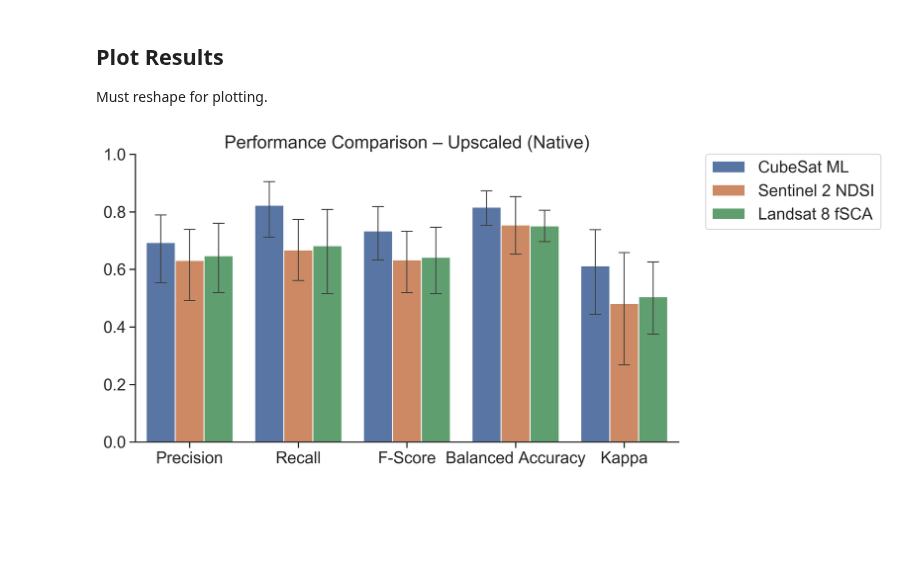
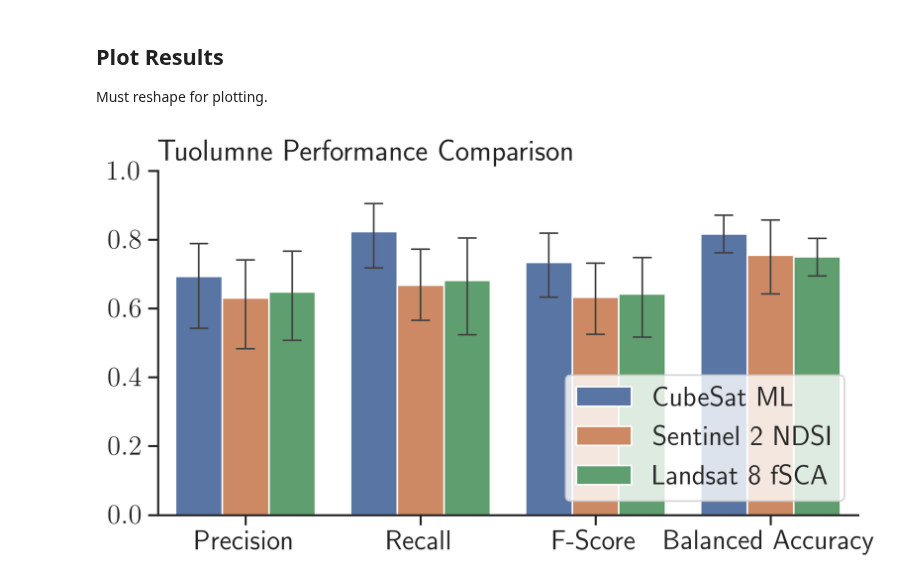
Before and after one commit to acannistra/planet-snowcover, a Jupyter notebook: experiments/ASO_Tuolumne/figures/comparison/appendix-coarsen.ipynb, the cells around one changed output. Drawn from its saved outputs; the diff is of its cells as text; code cells hidden in the pictures; blank space fills up the shorter version.

Commit message:
performance [tuol] figures

```diff
--- a/experiments/ASO_Tuolumne/figures/comparison/appendix-coarsen.ipynb
+++ b/experiments/ASO_Tuolumne/figures/comparison/appendix-coarsen.ipynb
@@ -277,27 +280,30 @@ all_reshaped = pd.concat([preds, s2, ls8]).drop(['image_id'], axis=1)
 melted = pd.melt(all_reshaped.reset_index(), id_vars=['index', 'SCA'])
 melted.value = pd.to_numeric(melted.value)
 # %%
-
+plt.rc('text', usetex=True)
 sns.set(style='ticks', font_scale=1.5)
 
-fig, ax = plt.subplots(figsize=(11.5,5), dpi=300)
+fig, ax = plt.subplots(figsize=(7,4), dpi=300)
 
-bp = sns.barplot(x='variable', hue='SCA', y = 'value', data=melted, ax= ax, order=['Precision', "Recall", "F-Score", "Balanced Accuracy", "Kappa"], capsize=0.1, errwidth=1)
+bp = sns.barplot(x='variable', hue='SCA', y = 'value', data=melted, ax= ax, order=['Precision', "Recall", "F-Score", "Balanced Accuracy"], capsize=0.1, errwidth=1)
 plt.ylim([0, 1])
 
 plt.xlabel("")
 plt.ylabel("")
 # ax.yaxis.set_minor_locator(AutoMinorLocator(2))
-plt.legend(bbox_to_anchor=(1.05, 1), loc=2, borderaxespad=0.)
+# plt.legend(bbox_to_anchor=(1.05, 1), loc=2, borderaxespad=0.)
+bp.legend(title=None, loc='lower right')
 sns.despine()
+plt.title("Tuolumne Performance Comparison", loc='left')
 plt.tight_layout()
-plt.title("Performance Comparison – Upscaled (Native)")
+
+
 plt.savefig("performance-reworked.png", dpi=300, bbox_inches='tight')
 
 # test_results = add_stat_annotation(ax, data=melted2, x='variable', y='value', hue='SCA',
 #                                    box_pairs=box_pairs,
 #                                    test='t-test_ind', text_format='star',
 #                                    loc='outside', verbose=2)
 # plt.savefig("tuol-sentinel-ml-performance_sig.png", dpi=300, bbox_inches='tight')
 # %% [output]
-[figure, old version]
+[figure, new version]
```
Also changed, not shown: parts of 2 cells of this notebook, 1 other file.
